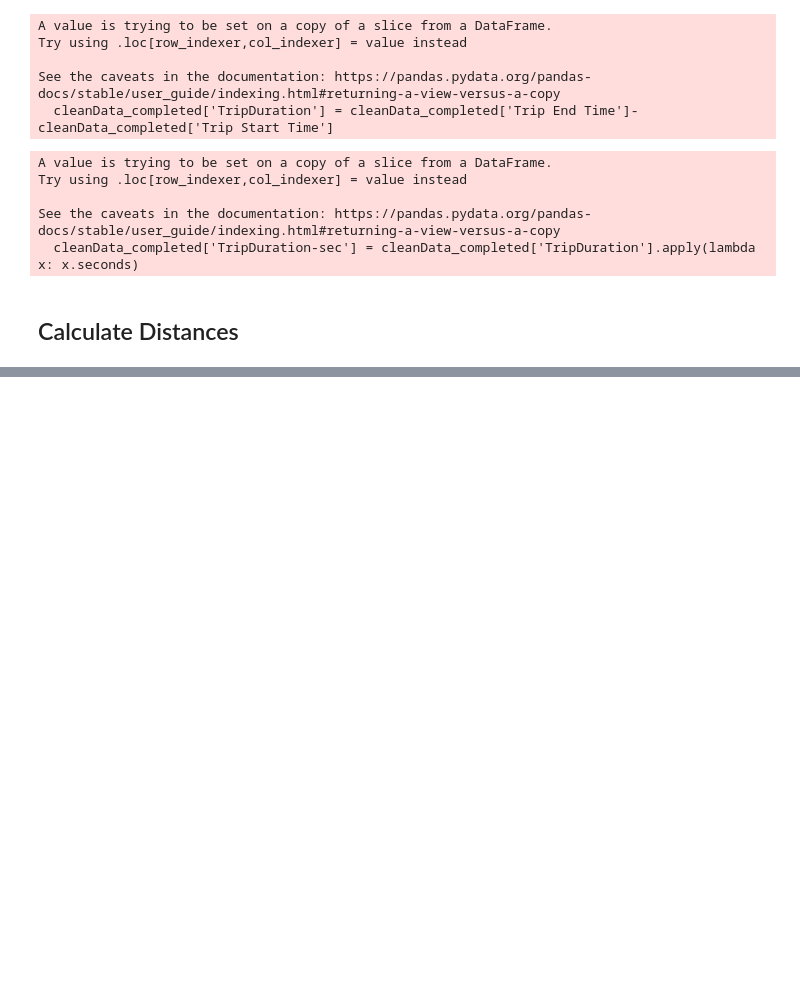
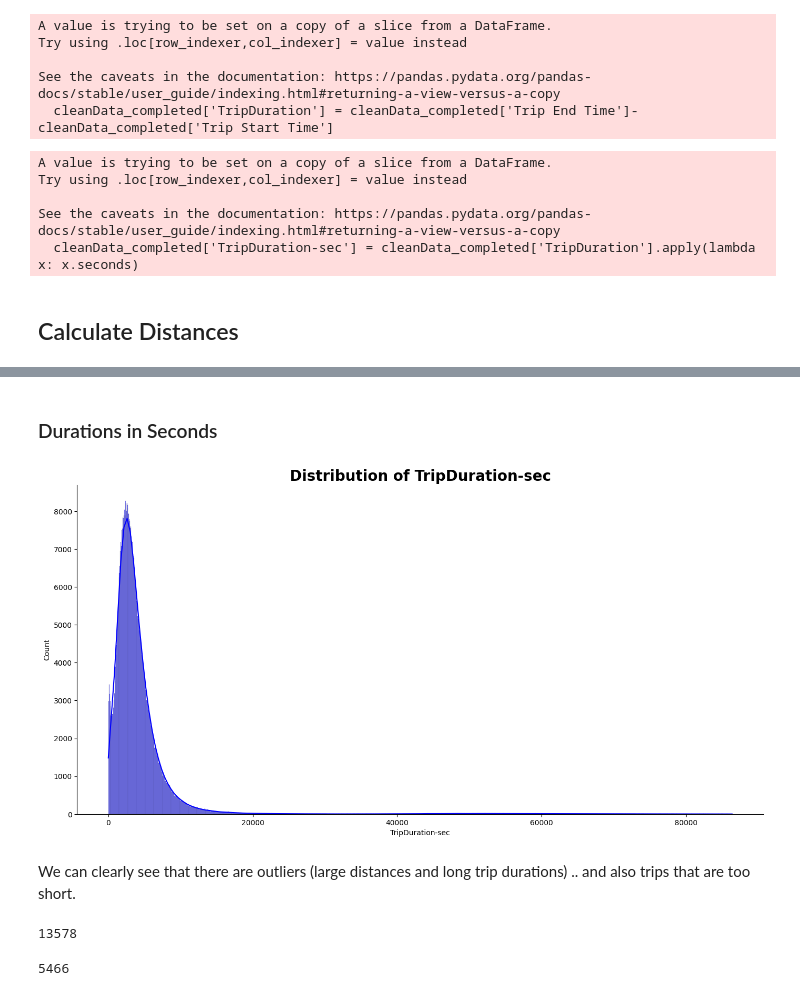
Before and after one commit to emtinanseo/Optimization-with-Causal-Inference, a Jupyter notebook: notebooks/eda_firstlook.ipynb, the cells around one changed output, grey strips where cells are left out. Saved outputs shown, nothing was run; the diff lists cells and outputs as text; code cells hidden in the pictures; blank space fills up the shorter version.

```diff
--- a/notebooks/eda_firstlook.ipynb
+++ b/notebooks/eda_firstlook.ipynb
@@ -158,0 +222,20 @@ See the caveats in the documentation: https://pandas.pydata.org/pandas-docs/stab
+# %% [markdown]
+### Durations in Seconds
+# %%
+plot.plot_hist(cleanData_completed, 'TripDuration-sec', 'blue')
+# %% [output]
+[figure, added]
+# %% [markdown]
+We can clearly see that there are outliers (large distances and long trip durations) .. and also trips that are too short.
+# %%
+# trips shorter than 5 minutes
+
+len(cleanData_completed[cleanData_completed['TripDuration-sec']<300])
+# %% [output]
+13578
+# %%
+# trips shorter than 2 minutes
+
+len(cleanData_completed[cleanData_completed['TripDuration-sec']<120])
+# %% [output]
+5466
```
Also changed, not shown: parts of 14 cells of this notebook.
